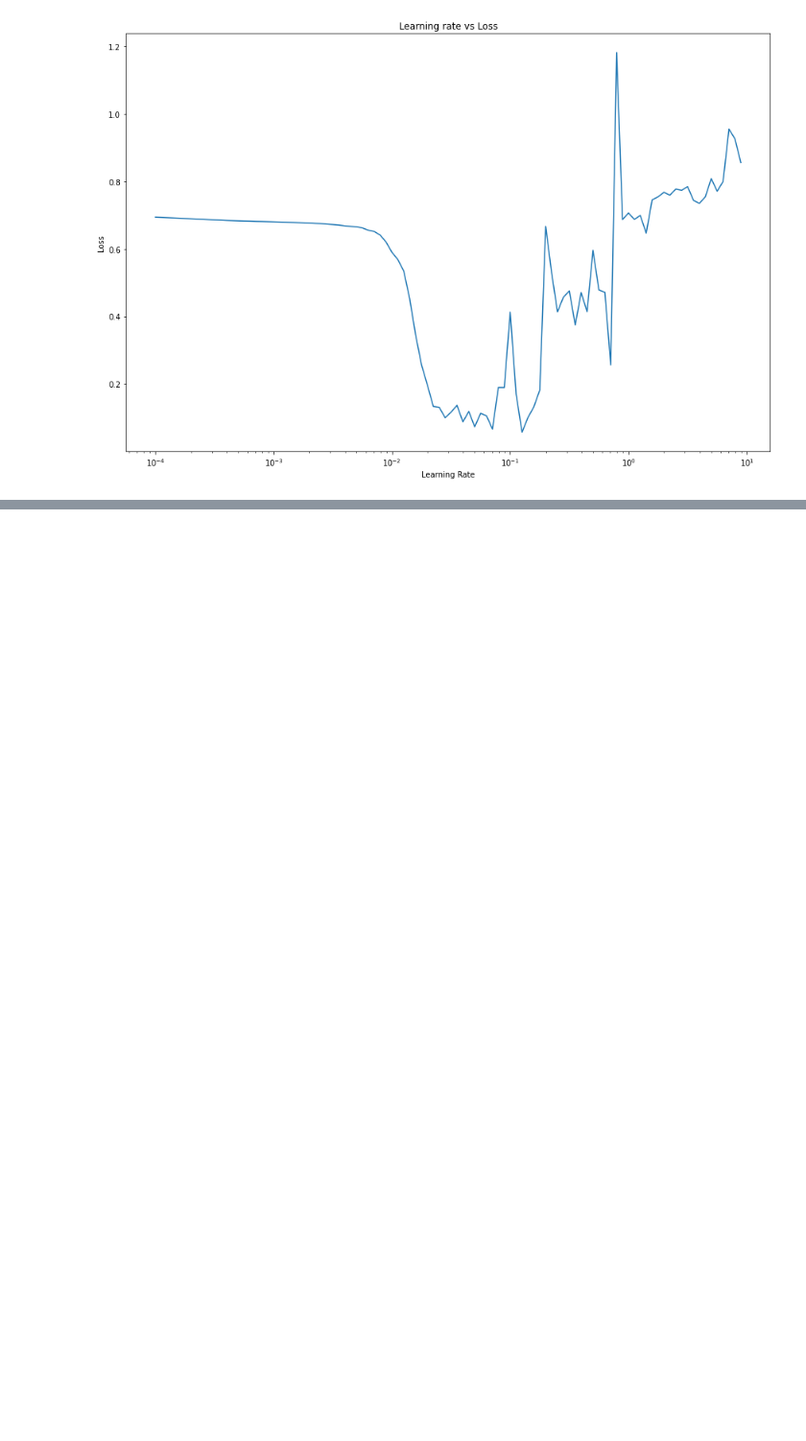
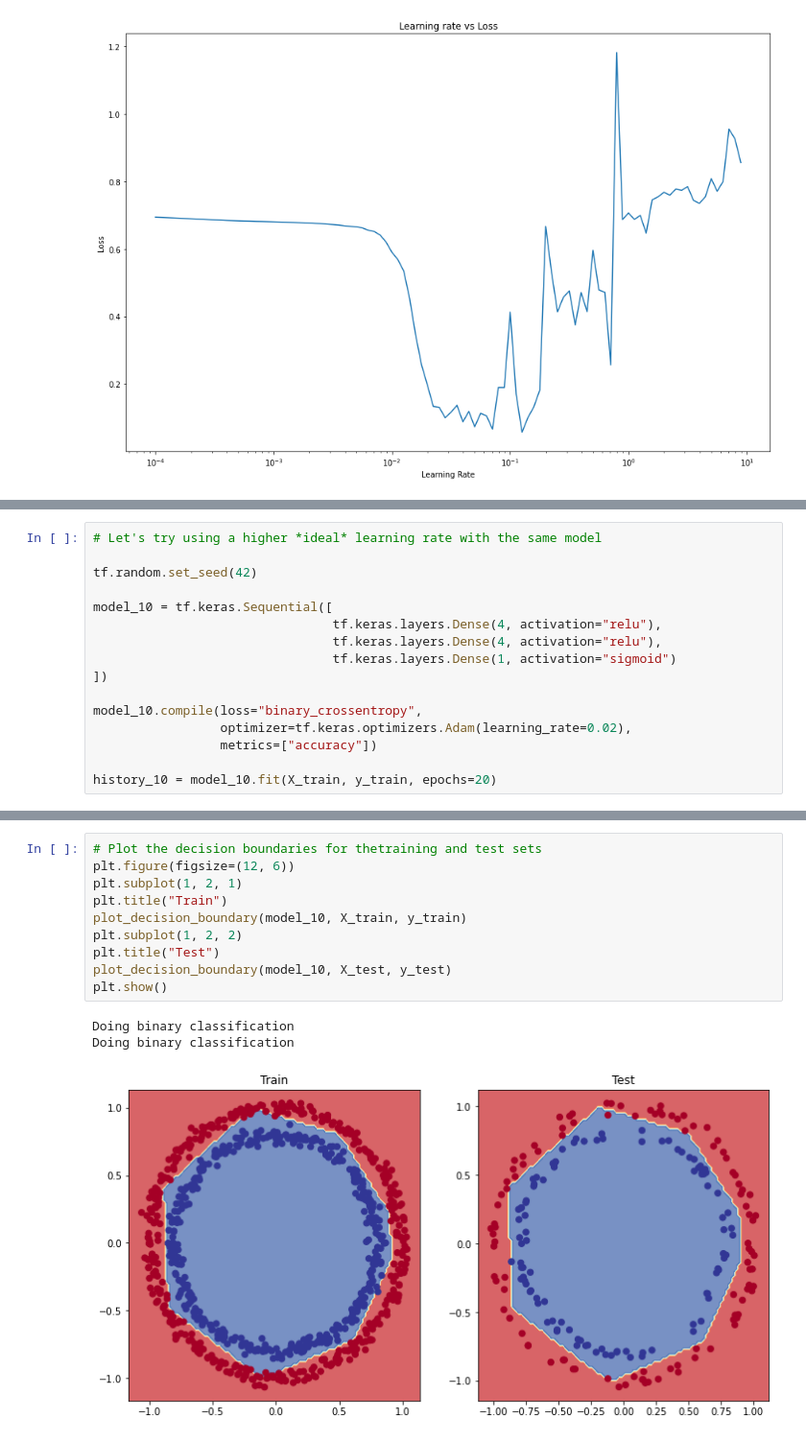
Before and after one commit to gwalshe73/TFDevCert2021, a Jupyter notebook: 02_neural_network_classification_with_tensorflow_video.ipynb, the cells around one changed output, grey strips where cells are left out. Shown: that part at 96% size. Cells and saved outputs as stored; diff of their text form; blank space fills up the shorter version.

```diff
--- a/02_neural_network_classification_with_tensorflow_video.ipynb
+++ b/02_neural_network_classification_with_tensorflow_video.ipynb
@@ -540,0 +544,16 @@ Text(0.5, 1.0, 'Learning rate vs Loss')
+# %%
+# Let's try using a higher *ideal* learning rate with the same model
+
+tf.random.set_seed(42)
+
+model_10 = tf.keras.Sequential([
+                                tf.keras.layers.Dense(4, activation="relu"),
+                                tf.keras.layers.Dense(4, activation="relu"),
+                                tf.keras.layers.Dense(1, activation="sigmoid")
+])
+
+model_10.compile(loss="binary_crossentropy",
+                 optimizer=tf.keras.optimizers.Adam(learning_rate=0.02),
+                 metrics=["accuracy"])
+
+history_10 = model_10.fit(X_train, y_train, epochs=20)
@@ -540,0 +584,14 @@ Text(0.5, 1.0, 'Learning rate vs Loss')
+# %%
+# Plot the decision boundaries for thetraining and test sets
+plt.figure(figsize=(12, 6))
+plt.subplot(1, 2, 1)
+plt.title("Train")
+plot_decision_boundary(model_10, X_train, y_train)
+plt.subplot(1, 2, 2)
+plt.title("Test")
+plot_decision_boundary(model_10, X_test, y_test)
+plt.show()
+# %% [output]
+Doing binary classification
+Doing binary classification
+[figure, added]
```
Also changed, not shown: parts of 14 cells of this notebook.
